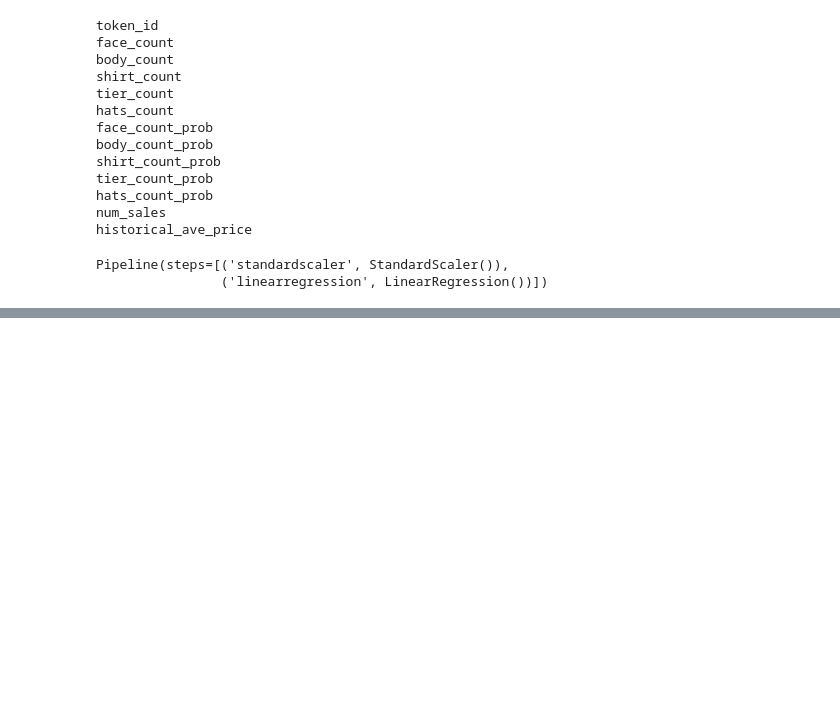
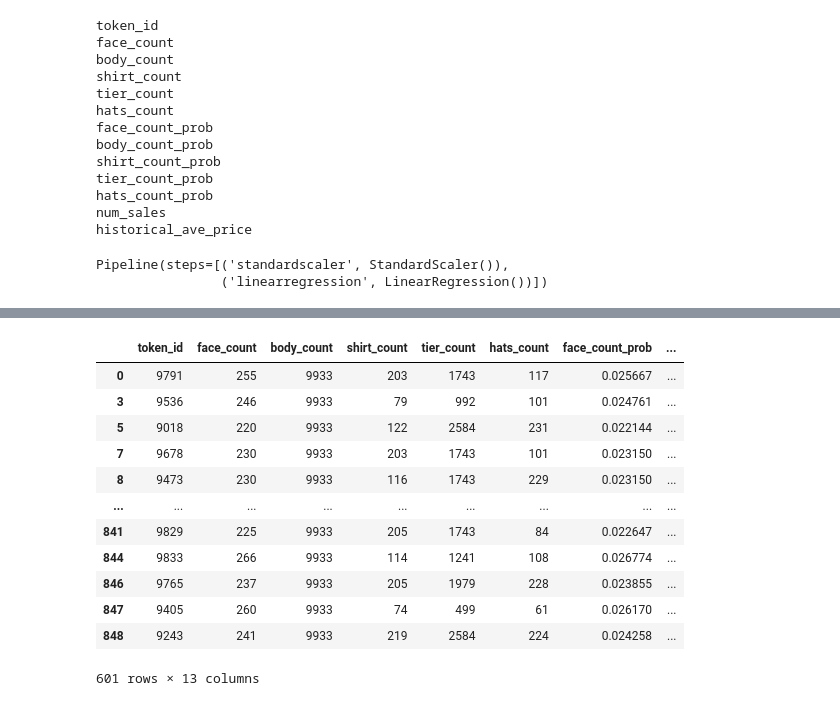
Before and after one commit to rgoding2004/W207-Project, a Jupyter notebook: NFT.ipynb, the cells around one changed output, grey strips where cells are left out. Cells and saved outputs as stored; diff of their text form; code cells hidden in the pictures; blank space fills up the shorter version.

```diff
--- a/NFT.ipynb
+++ b/NFT.ipynb
@@ -745,0 +743,9 @@ kmeans = Kmeans(n_clusters = 5).fit(X_train, Y_train)
+# %%
+#Kmeans cluster analysis
+from sklearn.cluster import KMeans
+kMeansRegressor = make_pipeline(StandardScaler(),
+                                KMeans(n_clusters = 5))
+kMeansRegressor.fit(X_train, Y_train)
+Y_test_predictions = kMeansRegressor.predict(X_test)
+#Results of KMeans Regressor
+accuracy(Y_test, Y_test_predictions)
@@ -745,0 +755,9 @@ kmeans = Kmeans(n_clusters = 5).fit(X_train, Y_train)
+# %%
+#Test Kmeans with different cluster sizes
+clusters = [1,3,5,7,9,20]
+for cluster in clusters:
+    kMeansRegressor = KMeans(n_clusters = 5)
+    kMeansRegressor.fit(X_train, Y_train)
+    Y_test_predictions = kMeansRegressor.predict(X_test)
+    print('Result for KMeans with ' + str(cluster) + ' clusters')
+    accuracy(Y_test, Y_test_predictions)
@@ -745,0 +806,16 @@ kmeans = Kmeans(n_clusters = 5).fit(X_train, Y_train)
+# %%
+X_train
+# %% [output]
+|  | token_id | face_count | body_count | shirt_count | tier_count | hats_count | face_count_prob | ... |
+| 0 | 9791 | 255 | 9933 | 203 | 1743 | 117 | 0.025667 | ... |
+| 3 | 9536 | 246 | 9933 | 79 | 992 | 101 | 0.024761 | ... |
+| 5 | 9018 | 220 | 9933 | 122 | 2584 | 231 | 0.022144 | ... |
+| 7 | 9678 | 230 | 9933 | 203 | 1743 | 101 | 0.023150 | ... |
+| 8 | 9473 | 230 | 9933 | 116 | 1743 | 229 | 0.023150 | ... |
+| ... | ... | ... | ... | ... | ... | ... | ... | ... |
+| 841 | 9829 | 225 | 9933 | 205 | 1743 | 84 | 0.022647 | ... |
+| 844 | 9833 | 266 | 9933 | 114 | 1241 | 108 | 0.026774 | ... |
+| 846 | 9765 | 237 | 9933 | 205 | 1979 | 228 | 0.023855 | ... |
+| 847 | 9405 | 260 | 9933 | 74 | 499 | 61 | 0.026170 | ... |
+| 848 | 9243 | 241 | 9933 | 219 | 2584 | 224 | 0.024258 | ... |
+601 rows × 13 columns
```
Also changed, not shown: parts of 31 cells of this notebook.
